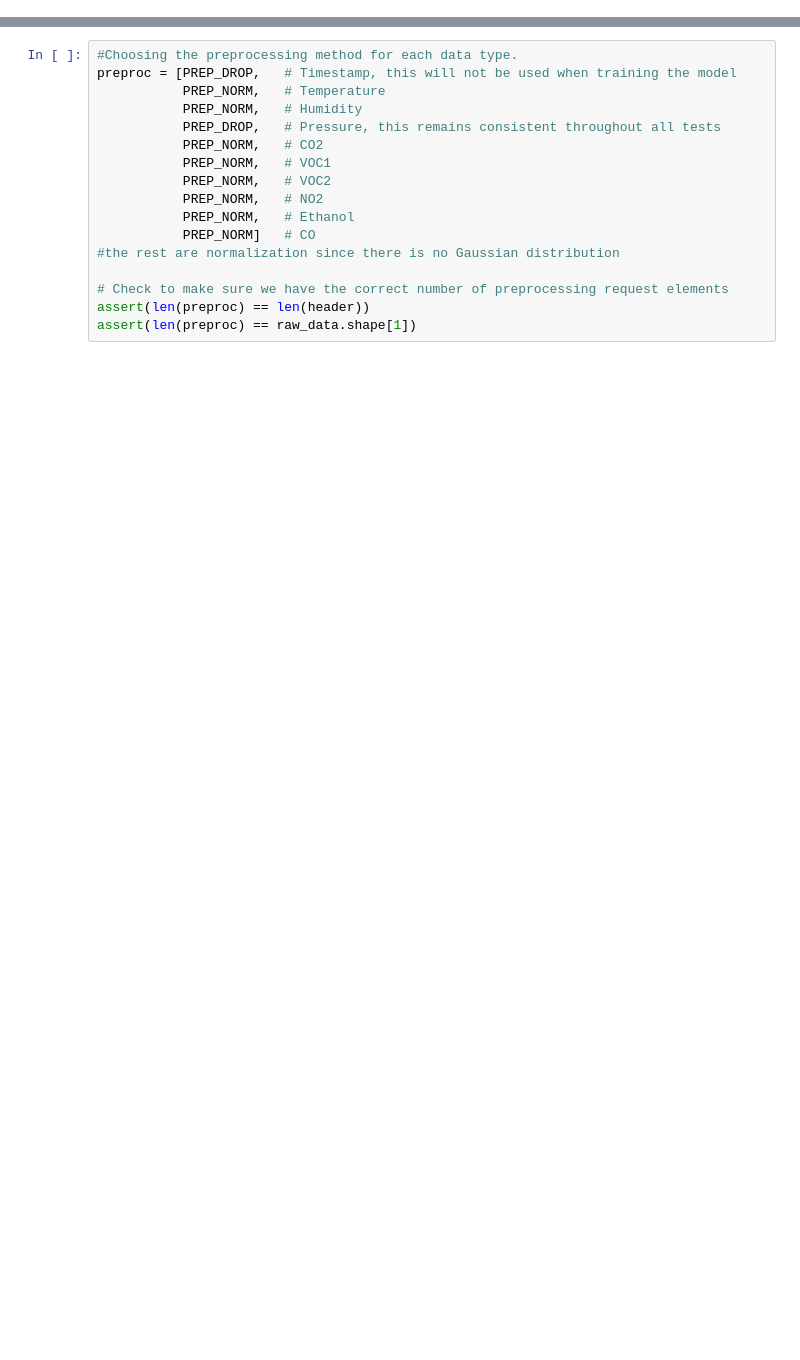
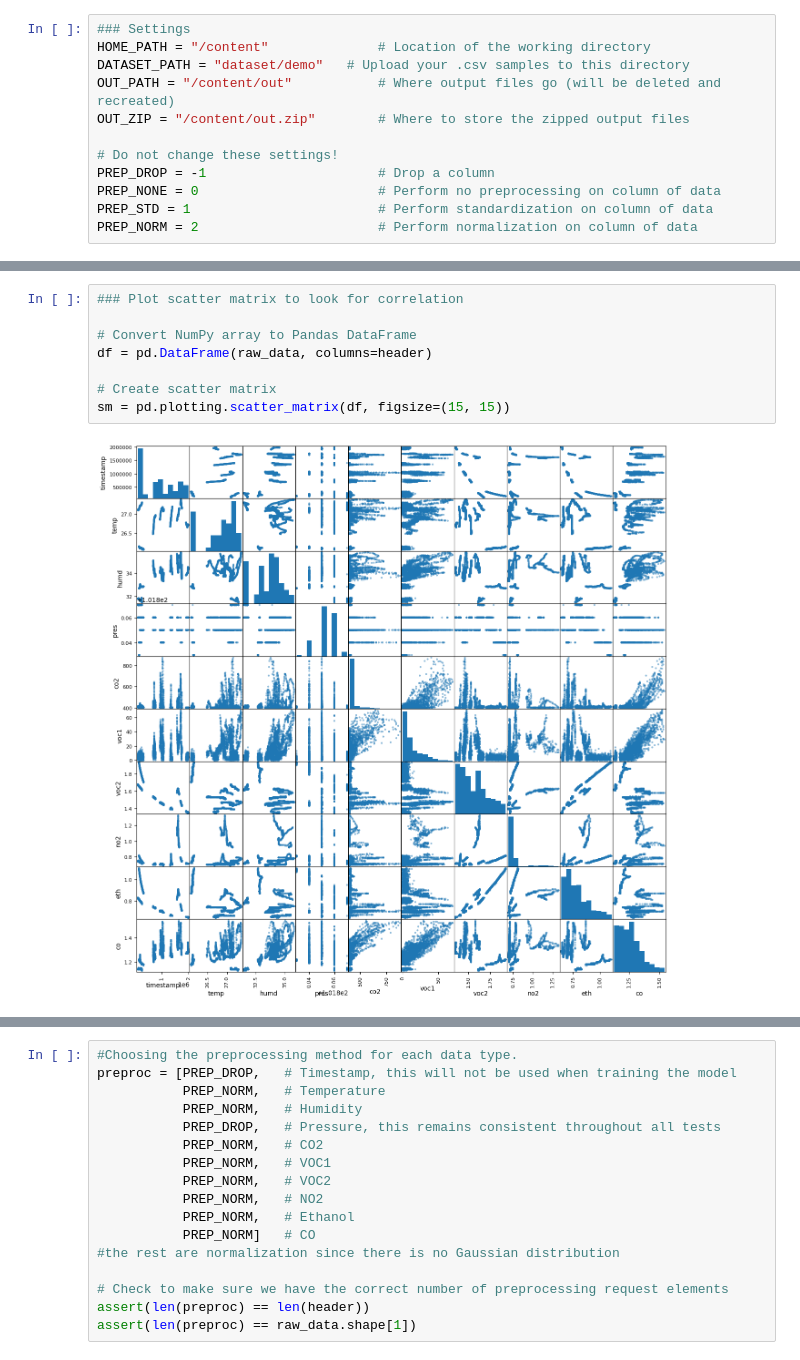
Before and after one commit to Tobias66662/Machine-Learning---E-nose-mini-project, a Jupyter notebook: DataCuration.ipynb, the cells around one changed output, grey strips where cells are left out. Cells and saved outputs as stored; diff of their text form; blank space fills up the shorter version.

```diff
--- a/DataCuration.ipynb
+++ b/DataCuration.ipynb
@@ -4,0 +9,12 @@
+# %%
+### Settings
+HOME_PATH = "/content"              # Location of the working directory
+DATASET_PATH = "dataset/demo"   # Upload your .csv samples to this directory
+OUT_PATH = "/content/out"           # Where output files go (will be deleted and recreated)
+OUT_ZIP = "/content/out.zip"        # Where to store the zipped output files
+
+# Do not change these settings!
+PREP_DROP = -1                      # Drop a column
+PREP_NONE = 0                       # Perform no preprocessing on column of data
+PREP_STD = 1                        # Perform standardization on column of data
+PREP_NORM = 2                       # Perform normalization on column of data
@@ -4,0 +99,10 @@
+# %%
+### Plot scatter matrix to look for correlation
+
+# Convert NumPy array to Pandas DataFrame
+df = pd.DataFrame(raw_data, columns=header)
+
+# Create scatter matrix
+sm = pd.plotting.scatter_matrix(df, figsize=(15, 15))
+# %% [output]
+[figure, added]
```
Also changed, not shown: parts of 17 cells of this notebook.
